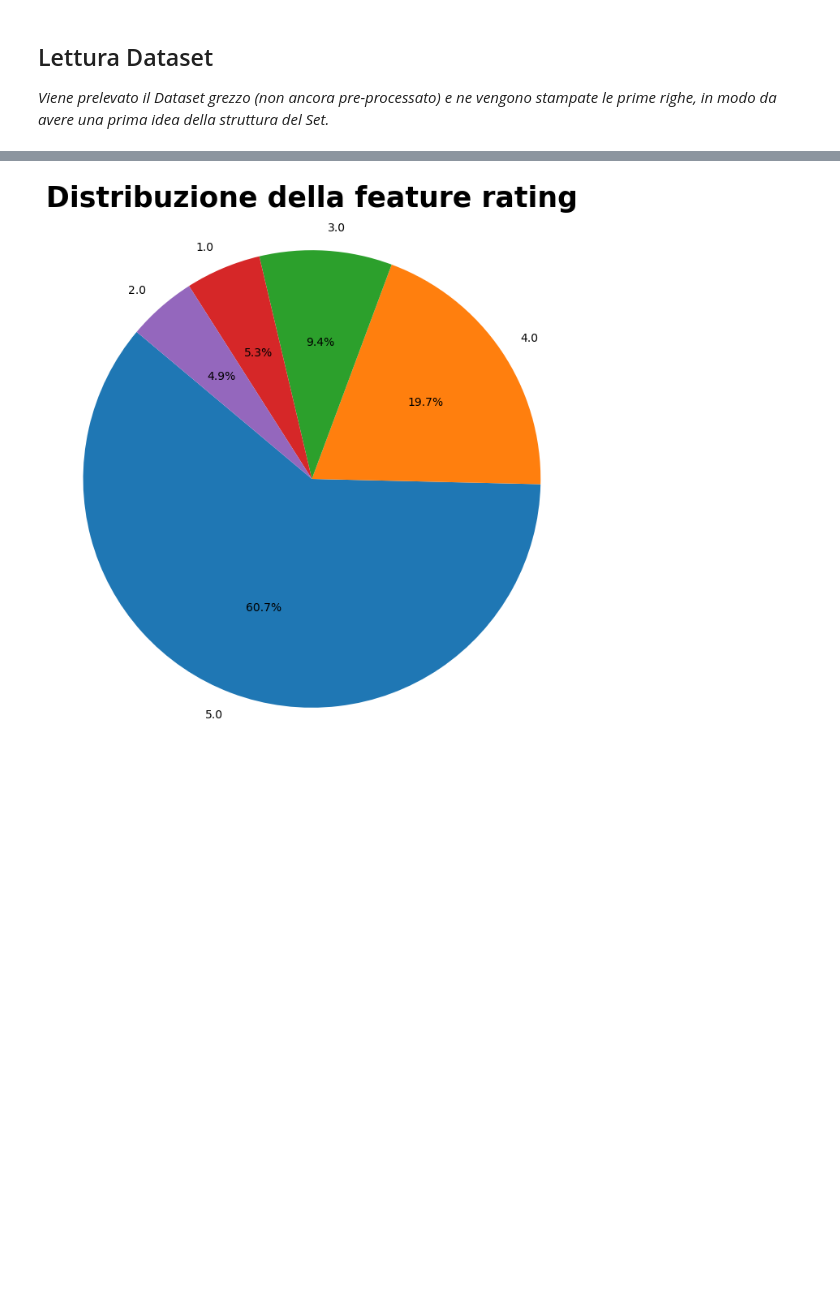
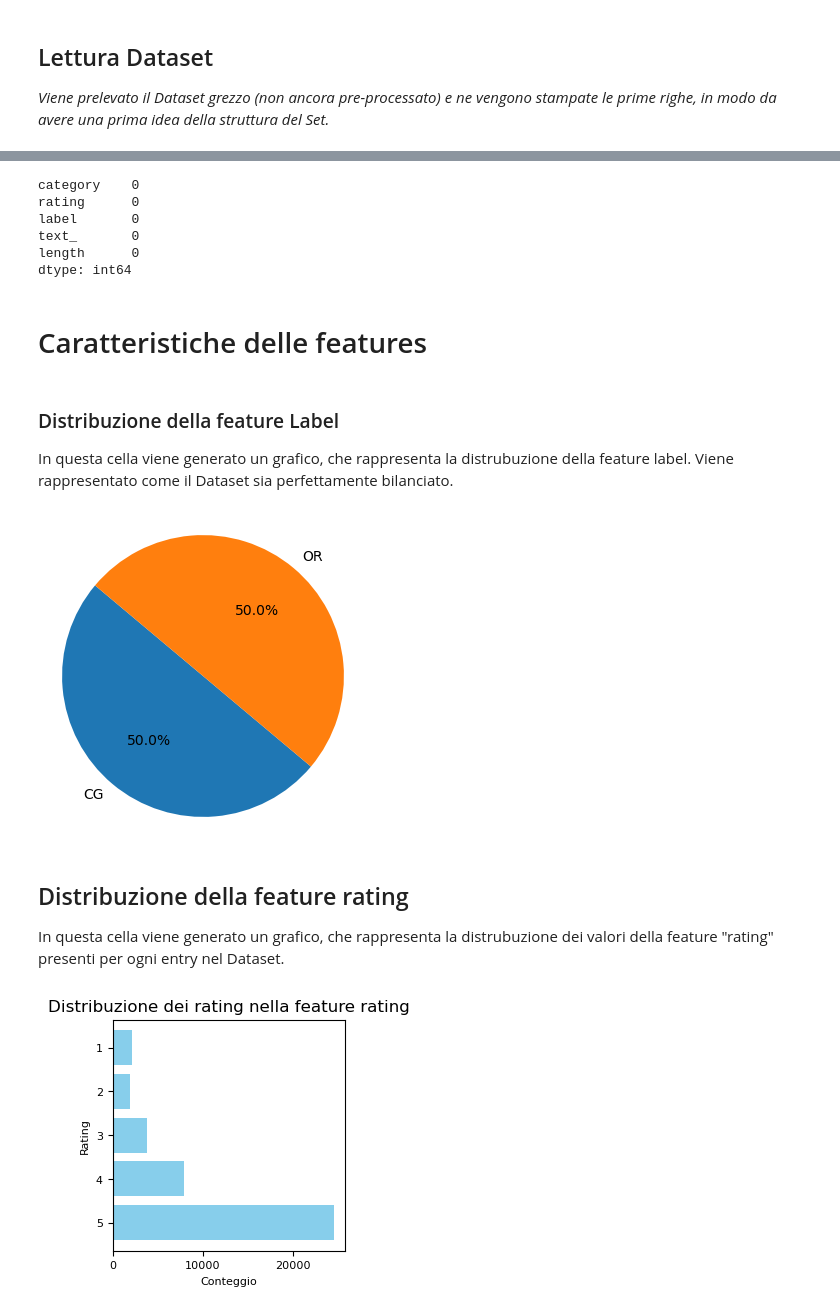
Before and after one commit to DomenicoAnzalone/FakeReviewDetection, a Jupyter notebook: src/ml_workflow/data_presentation.ipynb, the cells around one changed output, grey strips where cells are left out. Saved outputs shown, nothing was run; the diff lists cells and outputs as text; code cells hidden in the pictures; blank space fills up the shorter version.

```diff
--- a/src/ml_workflow/data_presentation.ipynb
+++ b/src/ml_workflow/data_presentation.ipynb
@@ -42,0 +39,3 @@ raw_dataset['category'] = raw_dataset['category'].str.replace(r'_5$', '', regex=
+# %%
+raw_dataset['length'] = raw_dataset['text_'].apply(len)
+raw_dataset.head()
@@ -59,17 +72,56 @@ memory usage: 1.2+ MB
+# %%
+raw_dataset.isnull().sum()
+# %% [output]
+category    0
+rating      0
+label       0
+text_       0
+length      0
+dtype: int64
+# %% [markdown]
+# Caratteristiche delle features
+# %% [markdown]
+### Distribuzione della feature Label
+
+In questa cella viene generato un grafico, che rappresenta la distrubuzione della feature label. Viene rappresentato come il Dataset sia perfettamente bilanciato.
+# %%
+# Sostituisci 'category' con il nome effettivo della tua feature
+feature_da_visualizzare = 'label'
+
+# Calcola la distribuzione dei valori nella feature
+conteggio_valori = raw_dataset[feature_da_visualizzare].value_counts()
+
+# Crea il grafico a torta
+plt.figure(figsize=(4, 4))  # Imposta la dimensione del grafico
+plt.pie(conteggio_valori, labels=conteggio_valori.index, autopct='%1.1f%%', startangle=140)
+plt.axis('equal')  # Imposta l'asse in modo che il grafico sia circolare
+
+# Mostra il grafico
+plt.show()
+# %% [output]
+[figure, added]
+# %% [markdown]
+## Distribuzione della feature rating
+
+In questa cella viene generato un grafico, che rappresenta la distrubuzione dei valori della feature "rating" presenti per ogni entry nel Dataset.
 # %%
-# Sostituisci 'category' con il nome effettivo della tua feature
+# Sostituisci 'rating' con il nome effettivo della tua feature
 feature_da_visualizzare = 'rating'
 
 # Calcola la distribuzione dei valori nella feature
 conteggio_valori = raw_dataset[feature_da_visualizzare].value_counts()
 
-# Crea il grafico a torta
-plt.figure(figsize=(8, 8))  # Imposta la dimensione del grafico
-plt.pie(conteggio_valori, labels=conteggio_valori.index, autopct='%1.1f%%', startangle=140)
-plt.title(f'Distribuzione della feature {feature_da_visualizzare}',fontweight='bold',fontsize=25,pad=20)
-plt.axis('equal')  # Imposta l'asse in modo che il grafico sia circolare
+# Crea il grafico a barre orizzontali
+plt.figure(figsize=(3, 3))  # Ajusta le dimensioni del grafico come necessario
+plt.barh(conteggio_valori.index, conteggio_valori, color='skyblue')
+plt.xlabel('Conteggio', fontsize=8)  # Riduzione della dimensione del testo per gli assi
+plt.ylabel('Rating', fontsize=8)  # Riduzione della dimensione del testo per gli assi
+plt.title(f'Distribuzione dei rating nella feature {feature_da_visualizzare}', fontsize=12)  # Riduzione della dimensione del testo per il titolo
+plt.xticks(fontsize=8)  # Riduzione della dimensione del testo per le etichette dell'asse X
+plt.yticks(fontsize=8)  # Riduzione della dimensione del testo per le etichette dell'asse Y
+plt.gca().invert_yaxis()  # Inverte l'asse Y per mostrare la barra più lunga in alto
 
 # Mostra il grafico
 plt.show()
 # %% [output]
-[figure, old version]
+[figure, new version]
```
Also changed, not shown: parts of 19 cells of this notebook.
